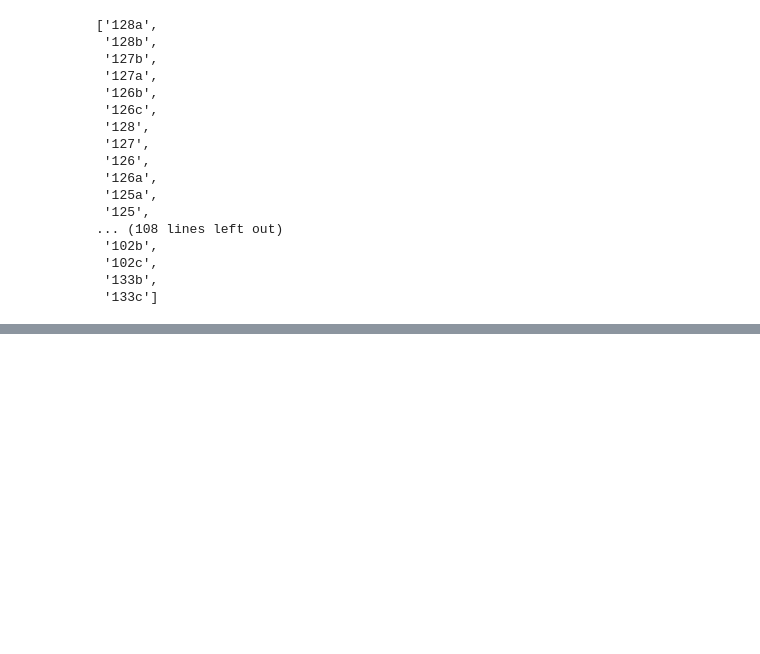
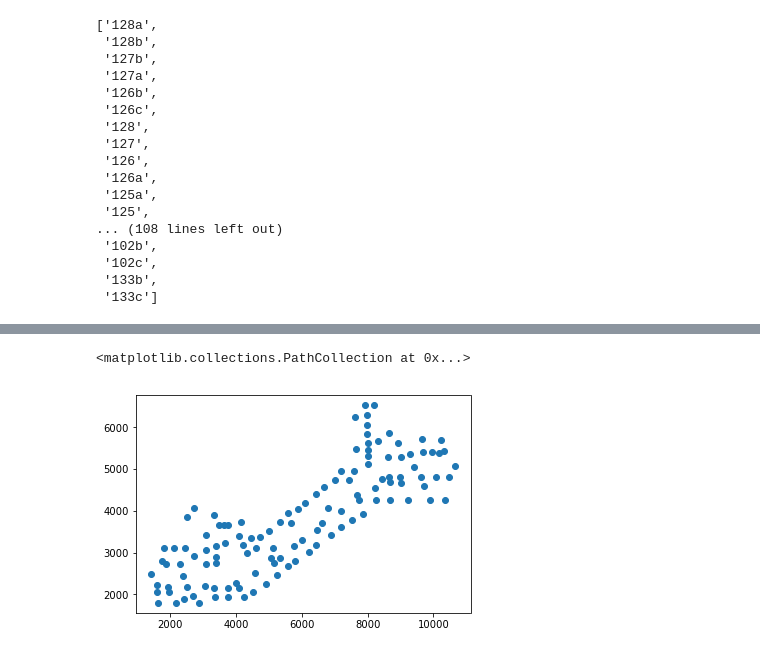
Before and after one commit to IDSC-io/vre-spark, a Jupyter notebook: src/visualization/visualize_cad_map.ipynb, the cells around one changed output, grey strips where cells are left out. Saved outputs shown, nothing was run; the diff lists cells and outputs as text; code cells hidden in the pictures; blank space fills up the shorter version.

```diff
--- a/src/visualization/visualize_cad_map.ipynb
+++ b/src/visualization/visualize_cad_map.ipynb
@@ -76,0 +199,5 @@ plt.show()
+# %%
+plt.scatter(label_x_coords, label_y_coords)
+# %% [output]
+<matplotlib.collections.PathCollection at 0x...>
+[figure, added]
```
Also changed, not shown: parts of 9 cells of this notebook.
